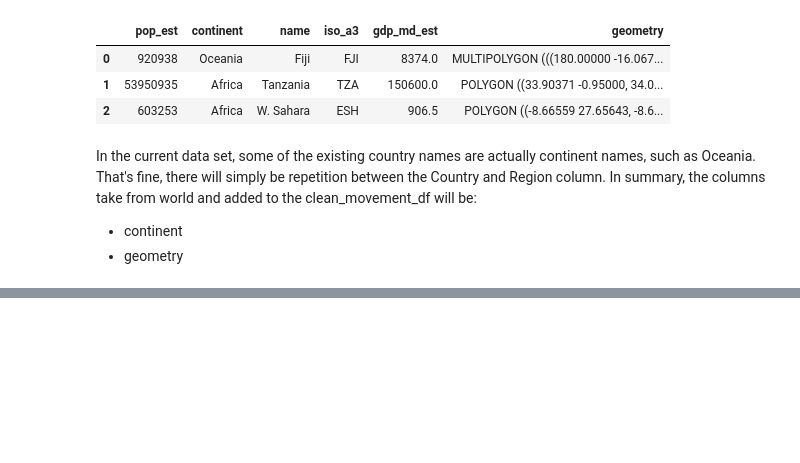
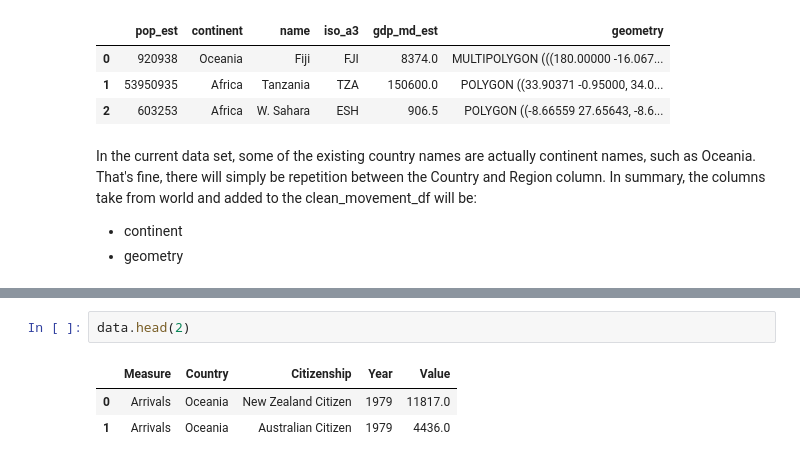
Before and after one commit to lammypi/Data-Science-Explorations, a Jupyter notebook: nz-migration-stats.ipynb, the cells around one changed output, grey strips where cells are left out. Saved outputs shown, nothing was run; the diff lists cells and outputs as text; blank space fills up the shorter version.

```diff
--- a/nz-migration-stats.ipynb
+++ b/nz-migration-stats.ipynb
@@ -333,0 +564,6 @@ In the current data set, some of the existing country names are actually contine
+# %%
+data.head(2)
+# %% [output]
+|  | Measure | Country | Citizenship | Year | Value |
+| 0 | Arrivals | Oceania | New Zealand Citizen | 1979 | 11817.0 |
+| 1 | Arrivals | Oceania | Australian Citizen | 1979 | 4436.0 |
```
Also changed, not shown: parts of 11 cells of this notebook.
